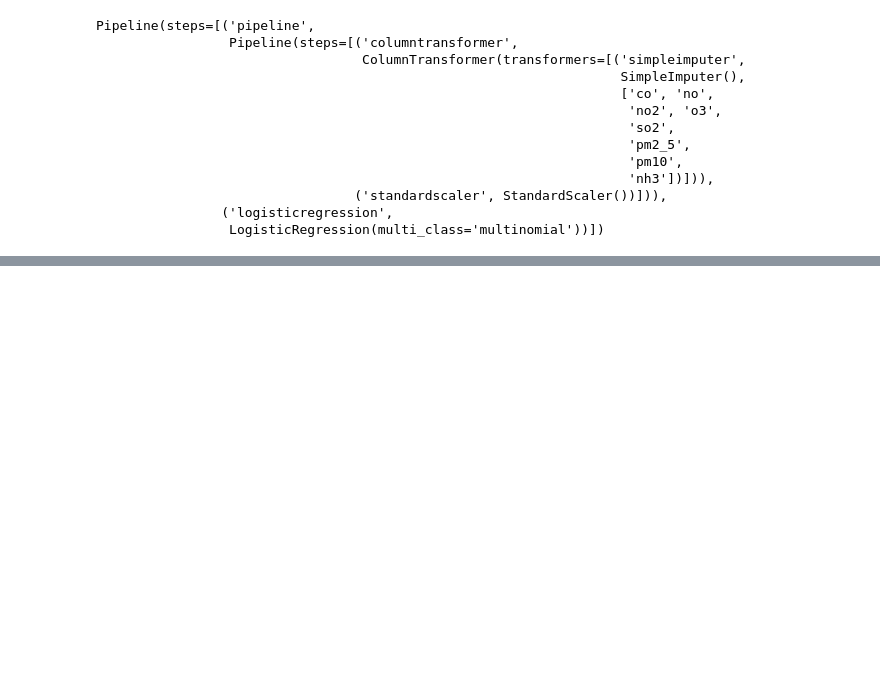
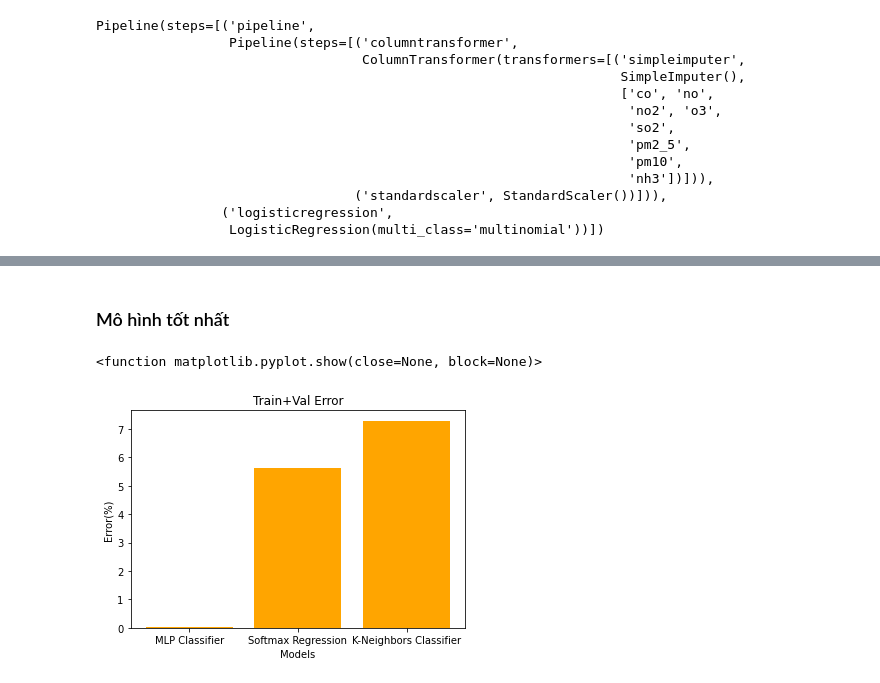
Before and after one commit to lethanhson1504/datascience-project-group16, a Jupyter notebook: Processing .ipynb, the cells around one changed output, grey strips where cells are left out. Drawn from its saved outputs; the diff is of its cells as text; code cells hidden in the pictures; blank space fills up the shorter version.

Commit message:
Finish Modelling

```diff
--- a/Processing .ipynb
+++ b/Processing .ipynb
@@ -440,9 +420,8 @@ Pipeline(steps=[('pipeline',
                 ('logisticregression',
                  LogisticRegression(multi_class='multinomial'))])
 # %%
-err = ((1-full_pipeline_4.score(temp_X_df, temp_y_sr)) * 100).round(2)
-print('Error with train data: ', err, '%')
-
-err = ((1-full_pipeline_4.score(test_X_df, test_y_sr)) * 100).round(2)
-print('Error with test data: ', err, '%')
+#Độ lỗi trên tập (train+validation)
+err = ((1-full_pipeline_2.score(temp_X_df, temp_y_sr)) * 100).round(2)
+print('Error with train+valid data: ', err, '%')
+errors_temp.append(err)
 # %% [output]
@@ -450,0 +494,4 @@ Error with test data:  7.59 %
+# %%
+full_pipeline_3.set_params(kneighborsclassifier__n_neighbors = best_neighbor)
+
+full_pipeline_3.fit(temp_X_df, temp_y_sr)
@@ -450,0 +513,5 @@ Error with test data:  7.59 %
+# %%
+#Độ lỗi trên tập (train+validation)
+err = ((1-full_pipeline_3.score(temp_X_df, temp_y_sr)) * 100).round(2)
+errors_temp.append(err)
+print('Error with val data: ', err, '%')
@@ -450,0 +531,12 @@ Error with test data:  7.59 %
+# %% [markdown]
+### Mô hình tốt nhất
+# %%
+divisions=['MLP Classifier','Softmax Regression','K-Neighbors Classifier']
+plt.bar(divisions,errors_temp,color='orange')
+plt.title('Train+Val Error')
+plt.xlabel('Models')
+plt.ylabel('Error(%)')
+plt.show
+# %% [output]
+<function matplotlib.pyplot.show(close=None, block=None)>
+[figure, added]
```
Also changed, not shown: parts of 38 cells of this notebook.
